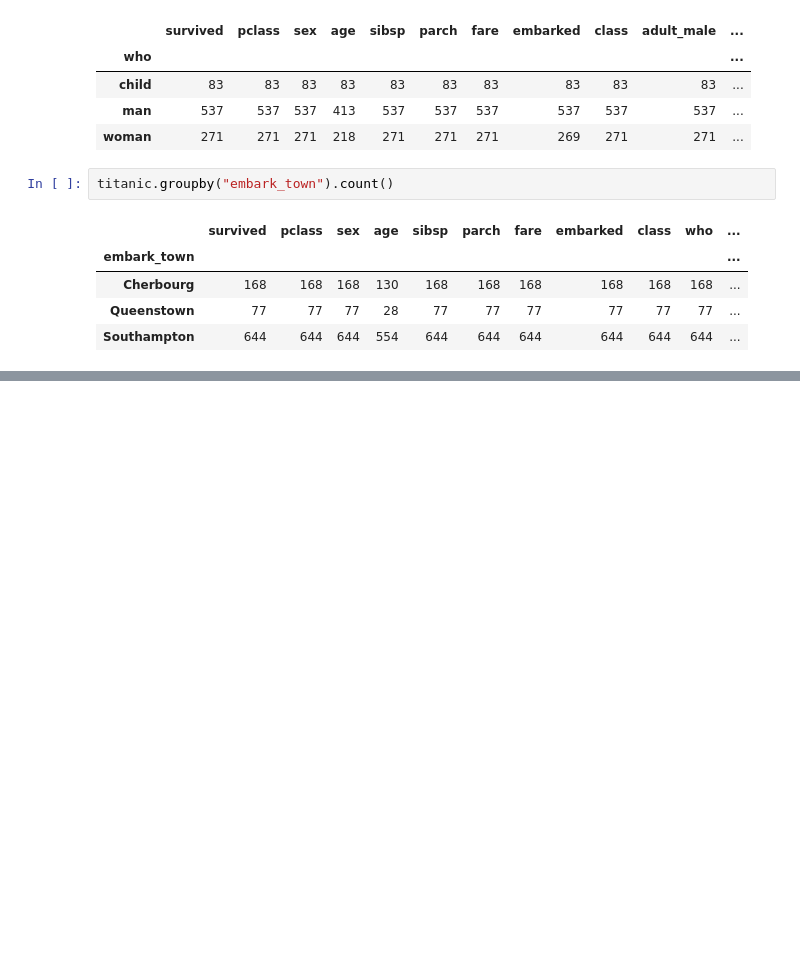
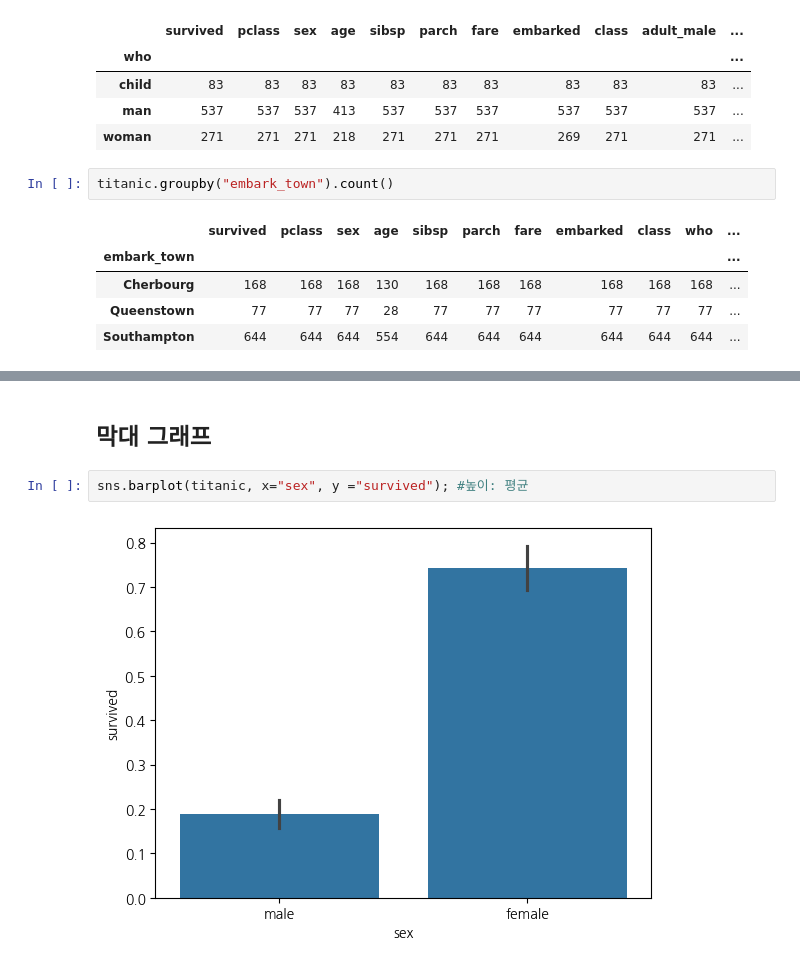
Before and after one commit to jw13k/2024-1-my-BDA, a Jupyter notebook: inclass/02w_0319_tue_dataframe_basic.ipynb, the cells around one changed output, grey strips where cells are left out. Drawn from its saved outputs; the diff is of its cells as text; blank space fills up the shorter version.

```diff
--- a/inclass/02w_0319_tue_dataframe_basic.ipynb
+++ b/inclass/02w_0319_tue_dataframe_basic.ipynb
@@ -273,0 +290,6 @@ titanic.groupby("embark_town").count()
+# %% [markdown]
+## 막대 그래프
+# %%
+sns.barplot(titanic, x="sex", y ="survived"); #높이: 평균
+# %% [output]
+[figure, added]
```
Also changed, not shown: parts of 52 cells of this notebook.
